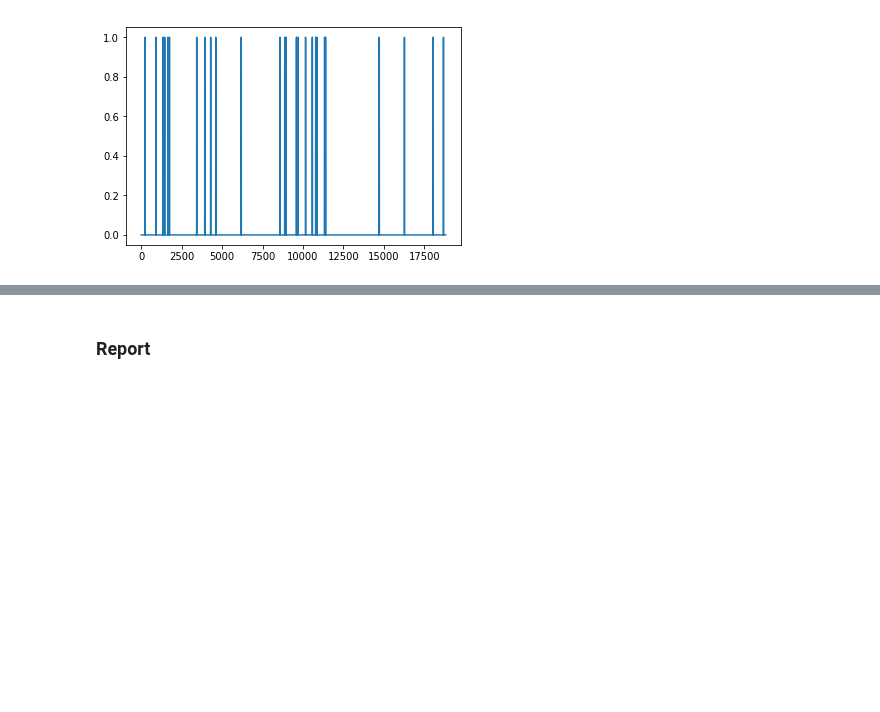
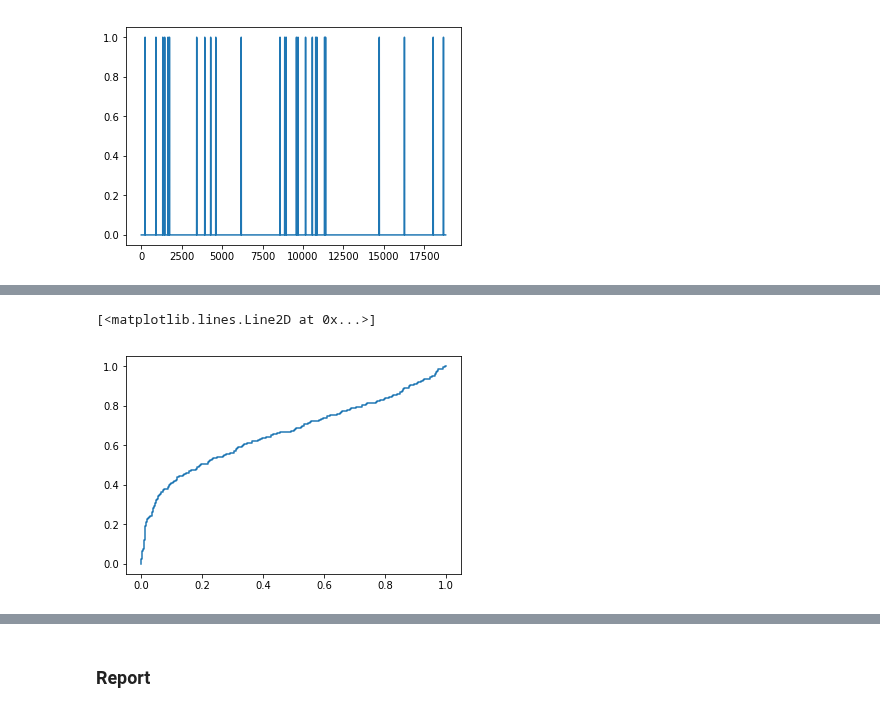
Before and after one commit to malfarasplux/pnet2019, a Jupyter notebook: explore_ipynb/sepsis_feature_ESN_trial_sigmoid.ipynb, the cells around one changed output, grey strips where cells are left out. Saved outputs shown, nothing was run; the diff lists cells and outputs as text; code cells hidden in the pictures; blank space fills up the shorter version.

```diff
--- a/explore_ipynb/sepsis_feature_ESN_trial_sigmoid.ipynb
+++ b/explore_ipynb/sepsis_feature_ESN_trial_sigmoid.ipynb
@@ -547,0 +550,6 @@ print(accuracy_score(ytest, Y_pred))
+# %%
+fpr, tpr, thresholds = roc_curve(ytest, np.asarray(np.matmul(ESNtest,w)))
+plt.plot(fpr,tpr)
+# %% [output]
+[<matplotlib.lines.Line2D at 0x...>]
+[figure, added]
```
Also changed, not shown: parts of 14 cells of this notebook.
